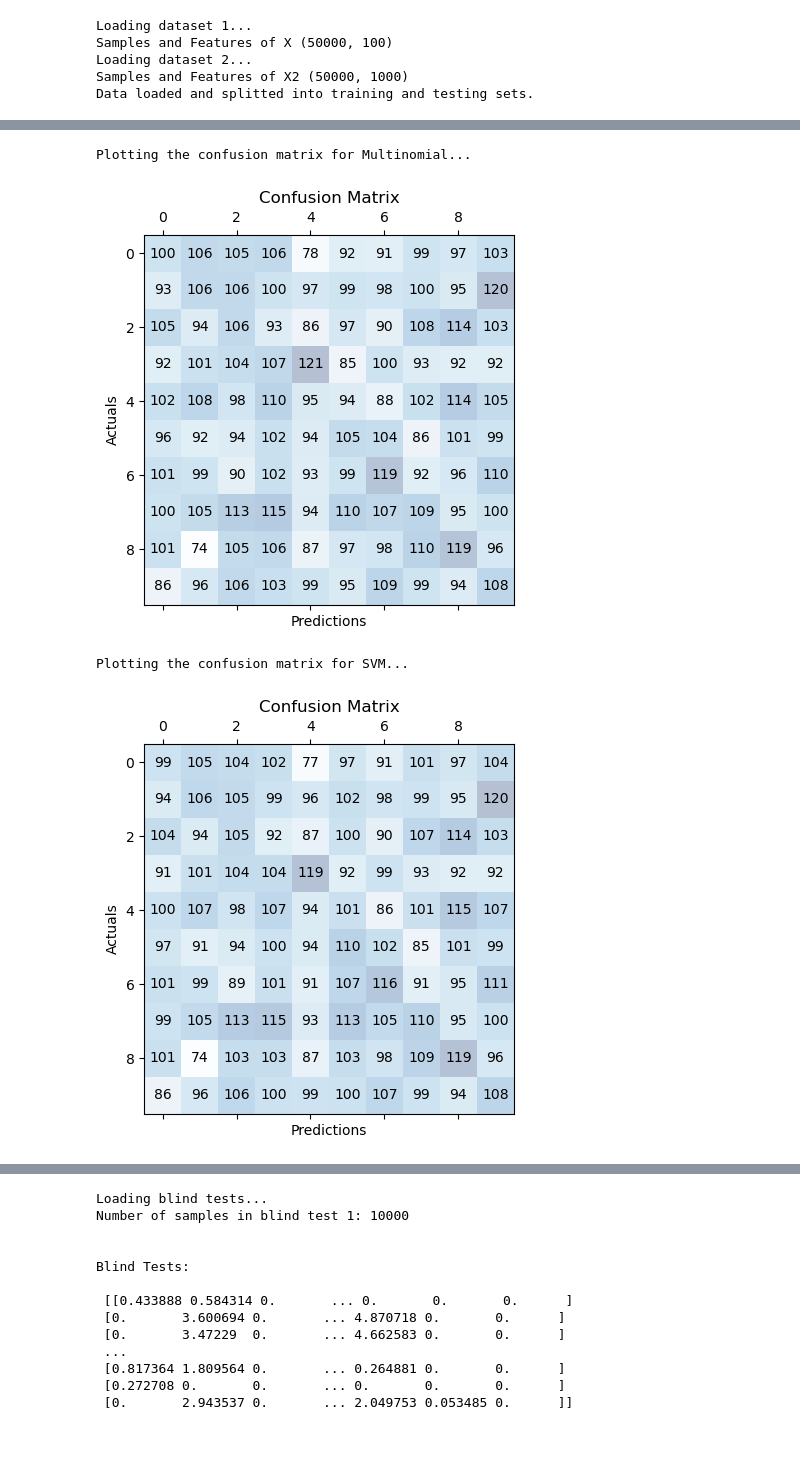
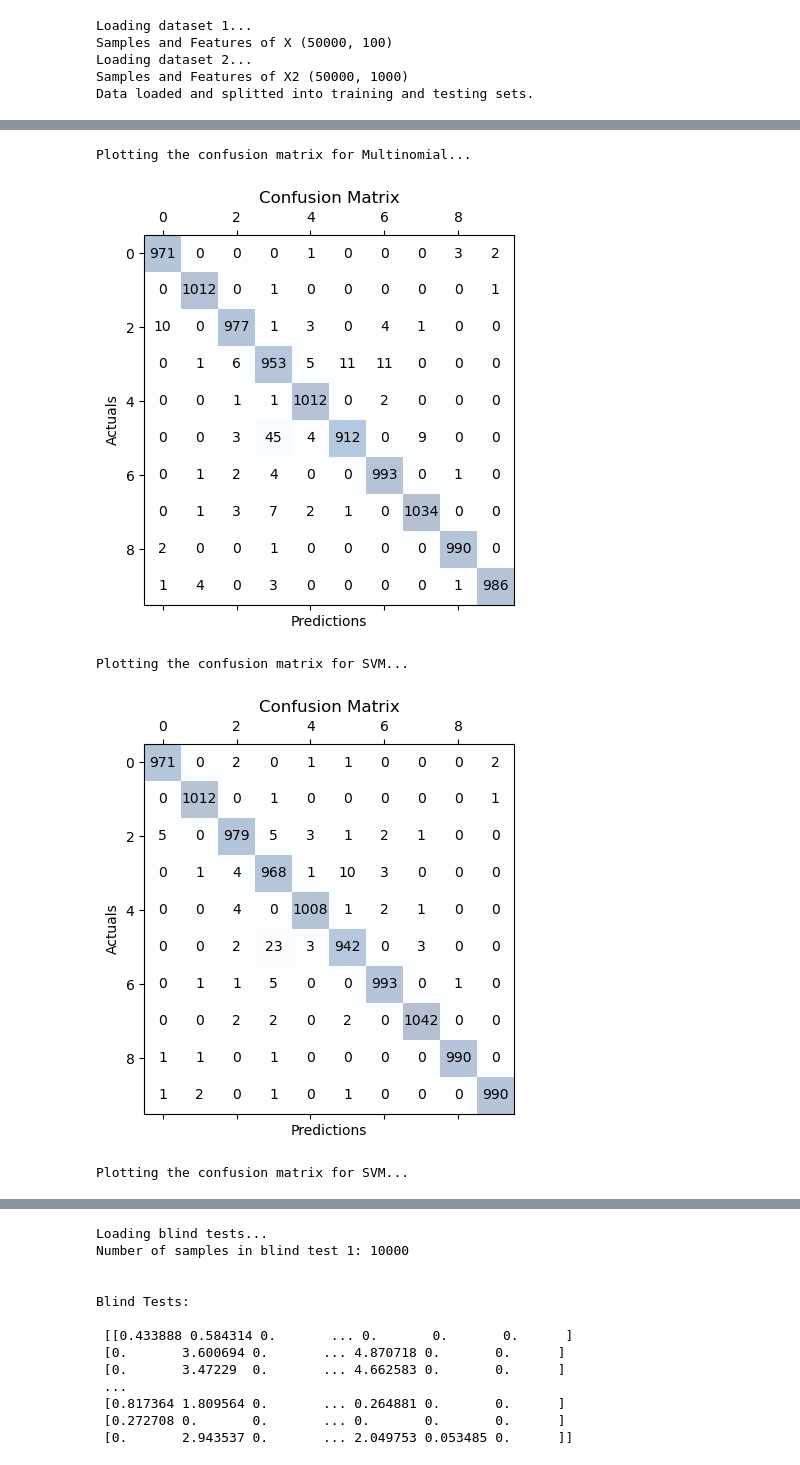
Before and after one commit to duchannes19/Homework-1, a Jupyter notebook: homework_1.ipynb, the cells around one changed output, grey strips where cells are left out. Drawn from its saved outputs; the diff is of its cells as text; code cells hidden in the pictures.

```diff
--- a/homework_1.ipynb
+++ b/homework_1.ipynb
@@ -246,5 +253,10 @@ print('Creating SVM Model...')
 model2_1 = svm.SVC(kernel='poly', gamma='scale')
 model2_1.fit(X_train_2, Y_train_2)
 print('SVM Model created by choosing index:', index_2, 'and using X_train', index_2+1, 'and Y_train', index_2+1, 'for fit function')
+
+print('Creating LogisticRegression Model...')
+model2_2 = LogisticRegression(penalty='l1', solver='saga', multi_class='multinomial', max_iter=1000, n_jobs=-1, verbose=1, warm_start=True)
+model2_2.fit(X_train_scaled, Y_train)
+print('LogisticRegression Model created by choosing index:', index_2, 'and using X_train', index_2+1, 'and Y_train', index_2+1, 'for fit function')
 # %% [output]
 Creating Multinomial Model...
@@ -254,6 +273,6 @@ SVM Model created by choosing index: 0 and using X_train 1 and Y_train 1 for fit
 # %%
 # Again we calculate the prediction of the model and the classification report is printed.
-print('Printing the classification report for the model created using X_test', index_2+1, 'and Y_test', index_2+1)
+print('Printing the classification report for the MultinomialNB model created using X_test', index_2+1, 'and Y_test', index_2+1)
 X_test_2 = [X_test1, X_test2, X_test3, X_test4][index_2]
 y_pred2 = model2.predict(X_test_2)
 Y_test_2 = [Y_test1, Y_test2, Y_test3, Y_test4][index_2]
@@ -262,4 +281,8 @@ print('\nClassification Report\n\n', classification_report(Y_test_2, y_pred2))
 y_pred2_1 = model2_1.predict(X_test_2)
 print('Printing the classification report for the SVM model created using X_test', index_2+1, 'and Y_test', index_2+1)
 print('\nClassification Report\n\n', classification_report(Y_test_2, y_pred2_1))
+
+y_pred2_2 = model2_2.predict(X_test_2)
+print('Printing the classification report for the LogisticRegression model created using X_test', index_2+1, 'and Y_test', index_2+1)
+print('\nClassification Report\n\n', classification_report(Y_test_2, y_pred2_2))
 # %% [output]
@@ -283,33 +306,48 @@ weighted avg       0.99      0.99      0.99     10000
 # %%
 # Here we show the confusion matrix of the model.
 print('Plotting the confusion matrix for Multinomial...')
-cm1= confusion_matrix(Y_test_1,y_pred2)
+cm1= confusion_matrix(Y_test_2,y_pred2)
 #Plot the confusion matrix
 fig1, ax1 = pl.subplots()
 ax1.matshow(cm1, cmap=pl.cm.Blues, alpha=0.3)
 for i in range(cm1.shape[0]):
     for j in range(cm1.shape[1]):
         ax1.text(x=j, y=i, s=cm1[i, j], va='center', ha='center')
 pl.xlabel('Predictions')
 pl.ylabel('Actuals')
 pl.title('Confusion Matrix')
 pl.show()
 
 # Here we show the confusion matrix of the model.
 print('Plotting the confusion matrix for SVM...')
-cm1= confusion_matrix(Y_test_1,y_pred2_1)
+cm1= confusion_matrix(Y_test_2,y_pred2_1)
 #Plot the confusion matrix
 fig1, ax1 = pl.subplots()
 ax1.matshow(cm1, cmap=pl.cm.Blues, alpha=0.3)
 for i in range(cm1.shape[0]):
     for j in range(cm1.shape[1]):
         ax1.text(x=j, y=i, s=cm1[i, j], va='center', ha='center')
 pl.xlabel('Predictions')
 pl.ylabel('Actuals')
 pl.title('Confusion Matrix')
 pl.show()
+
+# Here we show the confusion matrix of the model.
+print('Plotting the confusion matrix for SVM...')
+cm1= confusion_matrix(Y_test_2,y_pred2_2)
+#Plot the confusion matrix
+fig1, ax1 = pl.subplots()
+ax1.matshow(cm1, cmap=pl.cm.Blues, alpha=0.3)
+for i in range(cm1.shape[0]):
+    for j in range(cm1.shape[1]):
+        ax1.text(x=j, y=i, s=cm1[i, j], va='center', ha='center')
+pl.xlabel('Predictions')
+pl.ylabel('Actuals')
+pl.title('Confusion Matrix')
+pl.show()
 # %% [output]
 Plotting the confusion matrix for Multinomial...
-[figure, old version]
+[figure, new version]
 Plotting the confusion matrix for SVM...
-[figure, old version]
+[figure, new version]
+Plotting the confusion matrix for SVM...
```
Also changed, not shown: parts of 14 cells of this notebook, 4 other files.
